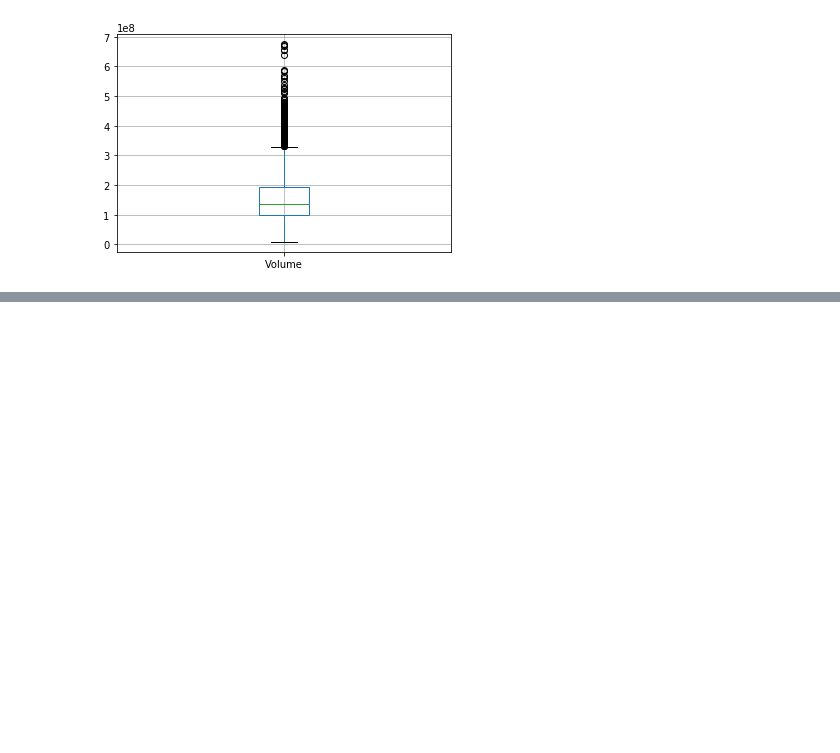
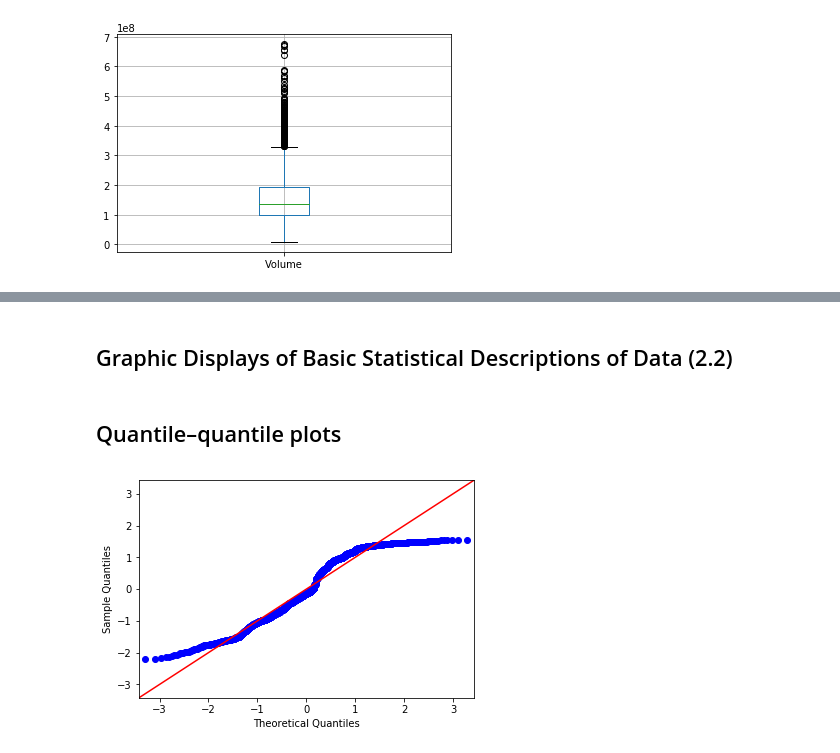
Before and after one commit to abbasiehsan1991/DataMining_concepts, a Jupyter notebook: Data_Mining_Concepts.ipynb, the cells around one changed output, grey strips where cells are left out. Drawn from its saved outputs; the diff is of its cells as text; code cells hidden in the pictures; blank space fills up the shorter version.

Commit message:
do variance,std, Q-Q plot,hist

```diff
--- a/Data_Mining_Concepts.ipynb
+++ b/Data_Mining_Concepts.ipynb
@@ -146,0 +185,8 @@ Name: Volume, Length: 1897, dtype: int64
+# %% [markdown]
+## Graphic Displays of Basic Statistical Descriptions of Data (2.2)
+# %% [markdown]
+## Quantile–quantile plots
+# %%
+qqplot = sm.qqplot(df['Open'], fit=True, line='45')
+# %% [output]
+[figure, added]
```
Also changed, not shown: parts of 15 cells of this notebook.
